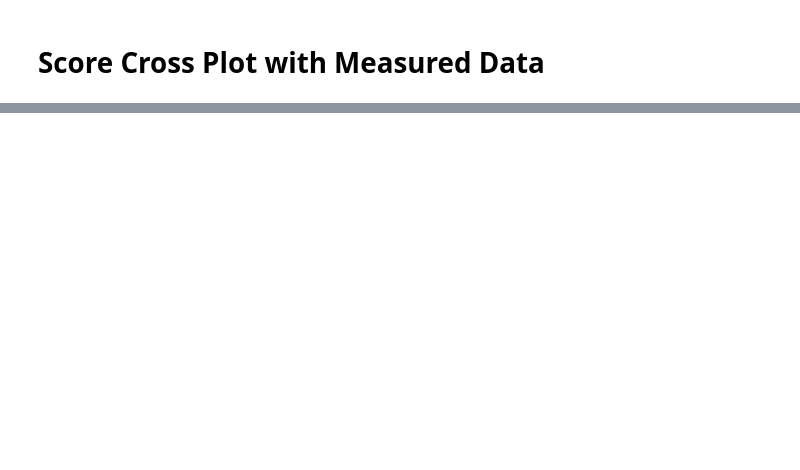
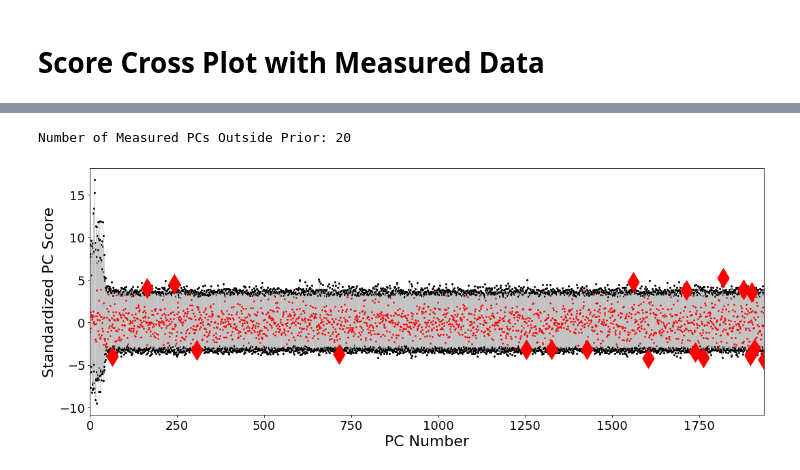
Before and after one commit to ammilten/ERTFaultMonteCarlo, a Jupyter notebook: notebooks/Prior Falsification.ipynb, the cells around one changed output, grey strips where cells are left out. Saved outputs shown, nothing was run; the diff lists cells and outputs as text; code cells hidden in the pictures; blank space fills up the shorter version.

```diff
--- a/notebooks/Prior Falsification.ipynb
+++ b/notebooks/Prior Falsification.ipynb
@@ -315,0 +355,33 @@ plt.tight_layout()
+# %%
+npc = 1935
+
+S_mean = np.mean(S_pc,axis=0)
+S_std = np.std(S_pc,axis=0)
+S_norm = (S_pc-S_mean)/S_std
+S_real_norm = (S_real[0]-S_mean)/S_std
+
+
+xs = np.array(list(range(npc)))+1
+
+inds_out = (S_real_norm > np.max(S_norm,axis=0)) | (S_real_norm < np.min(S_norm,axis=0))
+inds_in = ~inds_out
+
+fig = plt.figure(figsize=(15,6))
+# plt.violinplot(S_norm[:,:npc])
+for i in range(npc):
+    plt.plot([xs[i],xs[i]],[np.min(S_norm[:,i]), np.max(S_norm[:,i])],'.-',color=[.75,.75,.75,.75],linewidth=1,markerfacecolor='k',markeredgecolor='k',markersize=4,zorder=1)
+# plt.scatter(xs, S_real_norm[:npc], 100000/npc, marker='o',color='r')
+plt.scatter(xs[:npc][inds_out[:npc]], S_real_norm[:npc][inds_out[:npc]], 800000/npc, marker='d',color='r',zorder=2)
+plt.scatter(xs[:npc][inds_in[:npc]], S_real_norm[:npc][inds_in[:npc]], 5000/npc, marker='o',color='r',zorder=3)
+
+plt.ylabel('Standardized PC Score',fontsize=lblsize)
+plt.tick_params(axis='both', which='major', labelsize=ticksize)
+plt.xlabel('PC Number',fontsize=lblsize)
+plt.xlim([0,npc])
+# plt.title('Number of Measured PCs Outside Prior: '+str(sum(inds_out)),fontsize=20)
+print('Number of Measured PCs Outside Prior: '+str(sum(inds_out)))
+
+plt.tight_layout()
+# %% [output]
+Number of Measured PCs Outside Prior: 20
+[figure, added]
```
Also changed, not shown: parts of 15 cells of this notebook, 2 other files.
